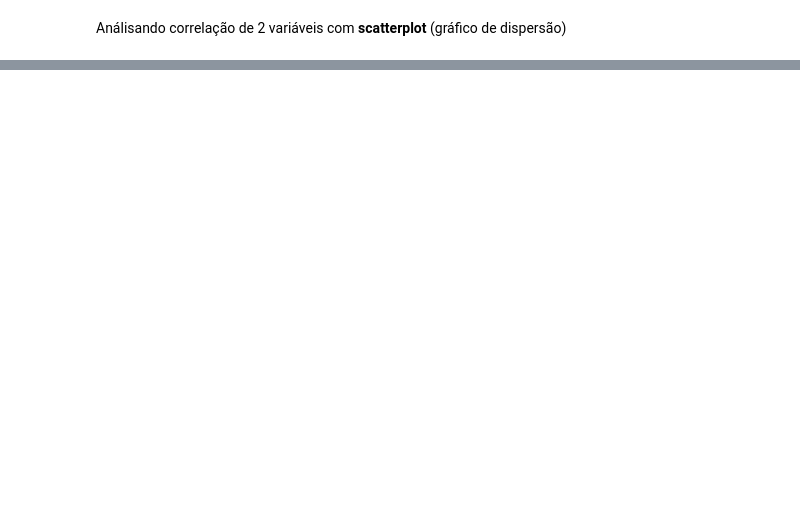
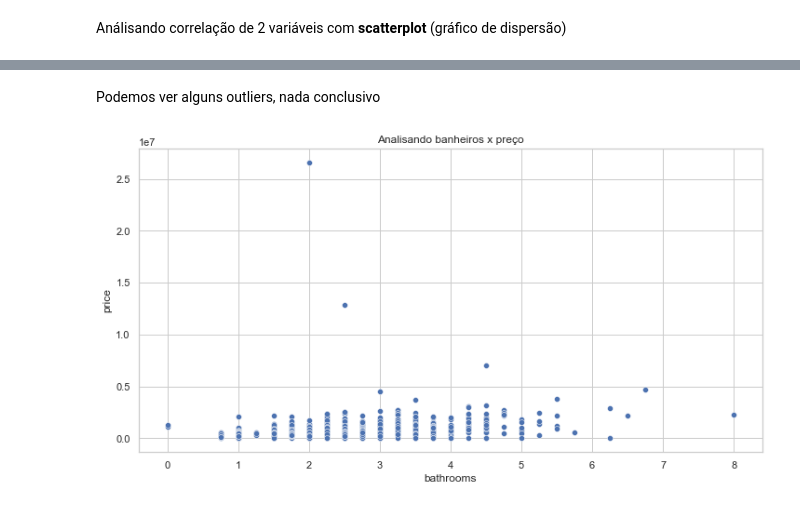
Before and after one commit to rfelipesilva/pos-tech-data-analytics, a Jupyter notebook: fase_02_machine_learning_and_time_series/jupyter/01-machine learning com python.ipynb, the cells around one changed output, grey strips where cells are left out. Cells and saved outputs as stored; diff of their text form; code cells hidden in the pictures; blank space fills up the shorter version.

```diff
--- a/fase_02_machine_learning_and_time_series/jupyter/01-machine learning com python.ipynb
+++ b/fase_02_machine_learning_and_time_series/jupyter/01-machine learning com python.ipynb
@@ -1023,0 +1071,9 @@ plt.show()
+# %% [markdown]
+Podemos ver alguns outliers, nada conclusivo
+# %%
+plt.figure(figsize=(12,6))
+sns.scatterplot(data=dados, x='bathrooms', y='price')
+plt.title('Analisando banheiros x preço')
+plt.show()
+# %% [output]
+[figure, added]
```
Also changed, not shown: parts of 60 cells of this notebook, 1 other file.
